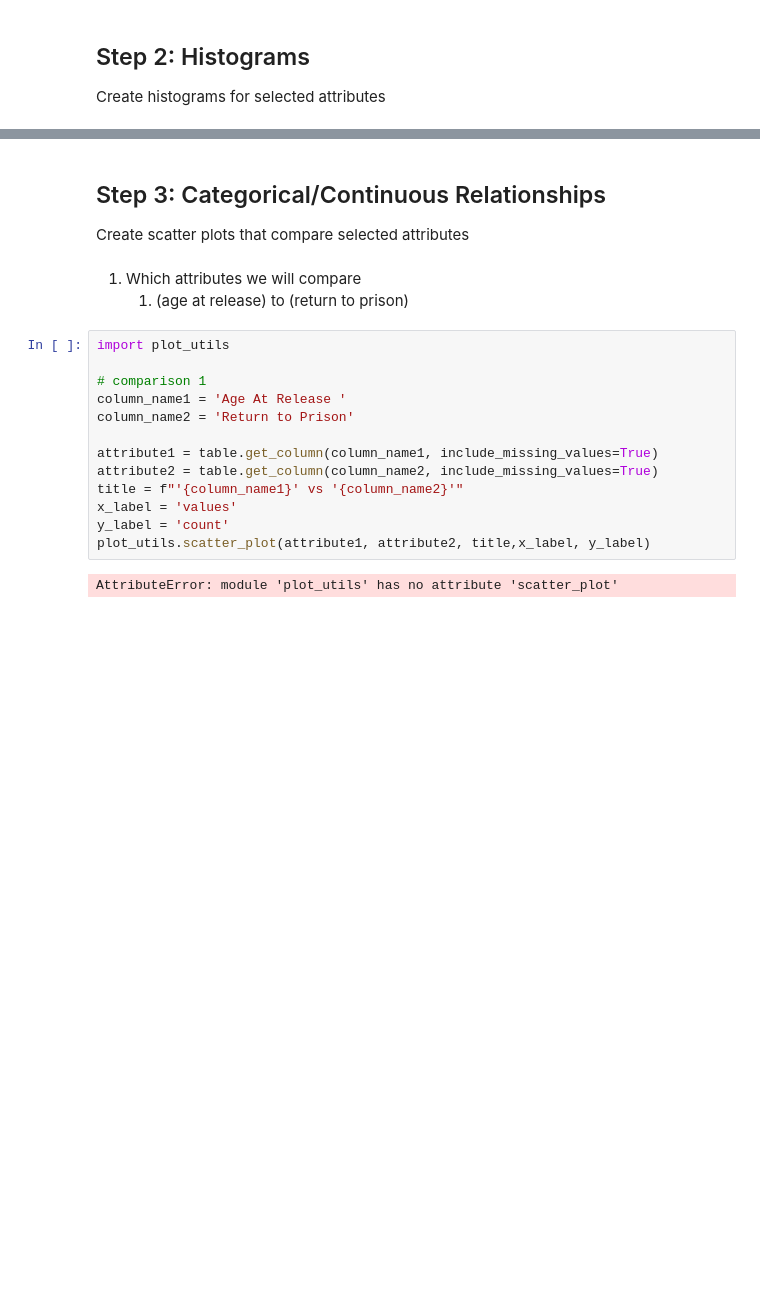
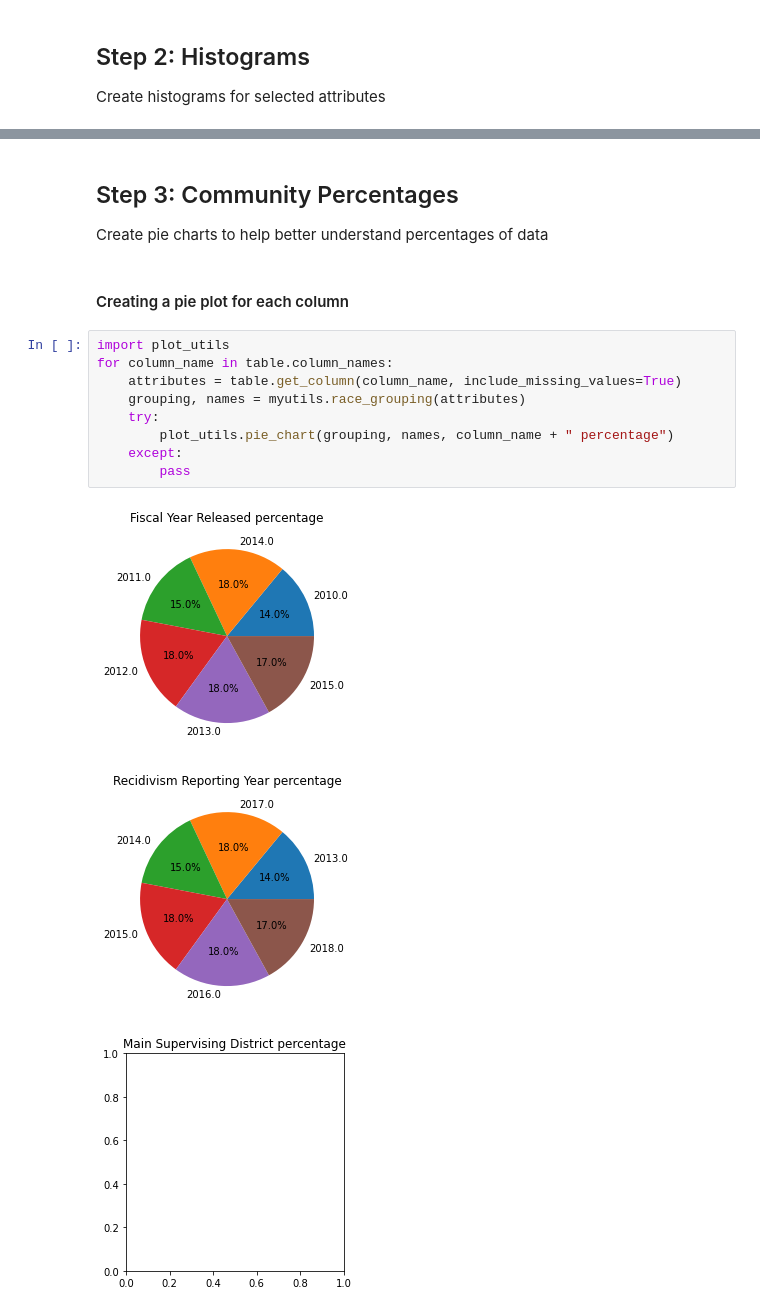
Before and after one commit to EricGustin/datascience-algos-project, a Jupyter notebook: exploratory_data_analysis.ipynb, the cells around one changed output, grey strips where cells are left out. Cells and saved outputs as stored; diff of their text form; blank space fills up the shorter version.

Commit message:
added pie charts

```diff
--- a/exploratory_data_analysis.ipynb
+++ b/exploratory_data_analysis.ipynb
@@ -67,21 +72,18 @@ for column_name in table.column_names:
-# %% [markdown]
-## Step 3: Categorical/Continuous Relationships
-Create scatter plots that compare selected attributes
-# %% [markdown]
-1. Which attributes we will compare
-    1. (age at release) to (return to prison)
-# %%
-import plot_utils
-
-# comparison 1
-column_name1 = 'Age At Release '
-column_name2 = 'Return to Prison'
-
-attribute1 = table.get_column(column_name1, include_missing_values=True)
-attribute2 = table.get_column(column_name2, include_missing_values=True)
-title = f"'{column_name1}' vs '{column_name2}'"
-x_label = 'values'
-y_label = 'count'
-plot_utils.scatter_plot(attribute1, attribute2, title,x_label, y_label)
-# %% [output]
-AttributeError: module 'plot_utils' has no attribute 'scatter_plot'
+# %% [markdown]
+## Step 3: Community Percentages
+Create pie charts to help better understand percentages of data
+# %% [markdown]
+#### Creating a pie plot for each column
+# %%
+import plot_utils
+for column_name in table.column_names:
+    attributes = table.get_column(column_name, include_missing_values=True)
+    grouping, names = myutils.race_grouping(attributes)
+    try:
+        plot_utils.pie_chart(grouping, names, column_name + " percentage")
+    except:
+        pass
+# %% [output]
+[figure, added]
+[figure, added]
+[figure, added]
```
Also changed, not shown: parts of 3 cells of this notebook, 2 other files.
